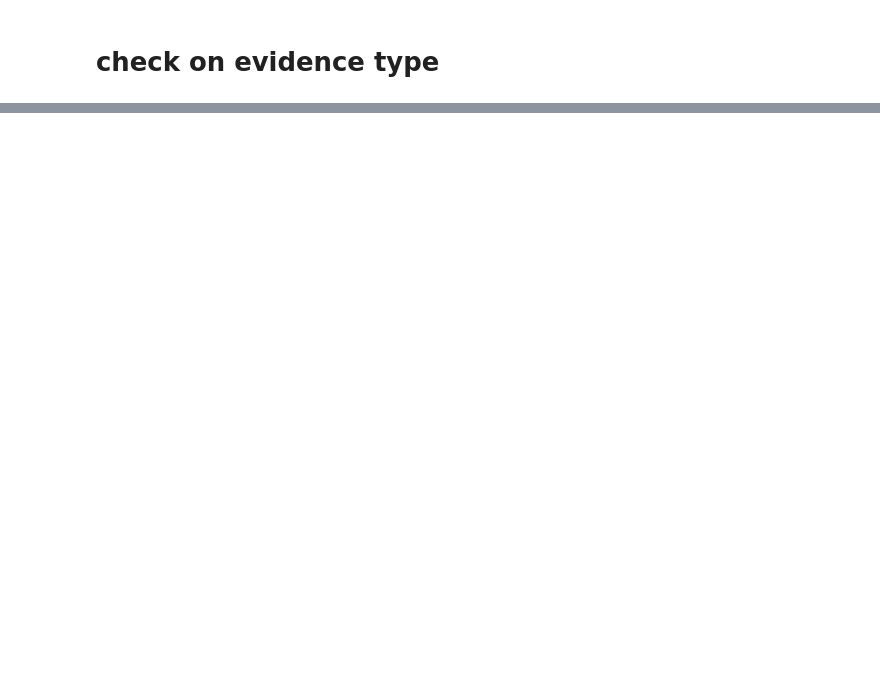
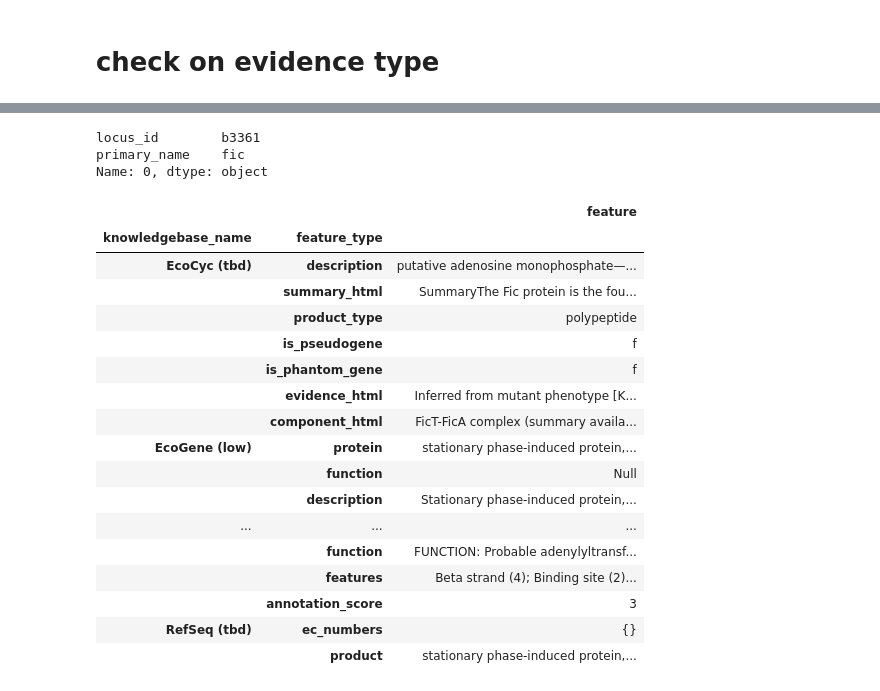
Before and after one commit to zakandrewking/y-ome, a Jupyter notebook: notebooks/17..12.06 Categories.ipynb, the cells around one changed output, grey strips where cells are left out. Saved outputs shown, nothing was run; the diff lists cells and outputs as text; code cells hidden in the pictures; blank space fills up the shorter version.

```diff
--- a/notebooks/17..12.06 Categories.ipynb
+++ b/notebooks/17..12.06 Categories.ipynb
@@ -318,0 +340,24 @@ evm[evm['Y-ome'] != 'high']
+# %%
+report('b3361')
+# %% [output]
+locus_id        b3361
+primary_name    fic
+Name: 0, dtype: object
+|  |  | feature |
+| knowledgebase_name | feature_type |  |
+| EcoCyc (tbd) | description | putative adenosine monophosphate—... |
+|  | summary_html | SummaryThe Fic protein is the fou... |
+|  | product_type | polypeptide |
+|  | is_pseudogene | f |
+|  | is_phantom_gene | f |
+|  | evidence_html | Inferred from mutant phenotype [K... |
+|  | component_html | FicT-FicA complex (summary availa... |
+| EcoGene (low) | protein | stationary phase-induced protein,... |
+|  | function | Null |
+|  | description | Stationary phase-induced protein,... |
+| ... | ... | ... |
+|  | function | FUNCTION: Probable adenylyltransf... |
+|  | features | Beta strand (4); Binding site (2)... |
+|  | annotation_score | 3 |
+| RefSeq (tbd) | ec_numbers | {} |
+|  | product | stationary phase-induced protein,... |
```
Also changed, not shown: parts of 21 cells of this notebook, 2 other files.
